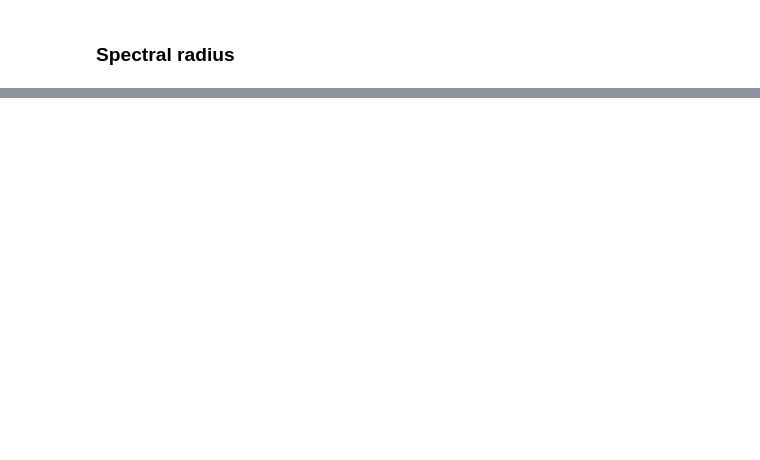
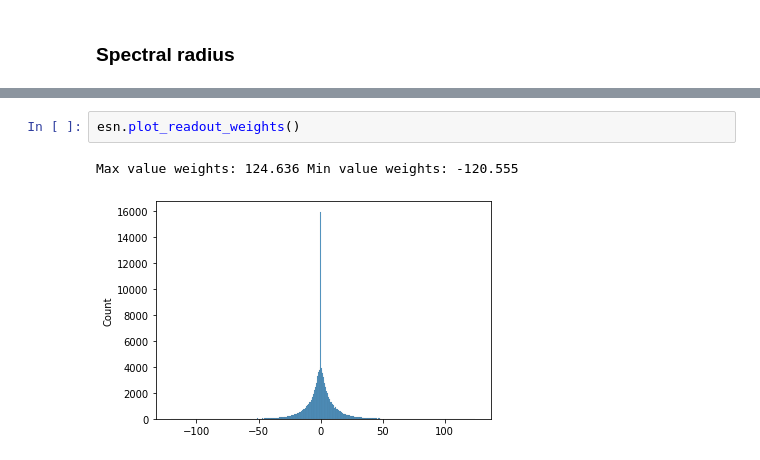
Before and after one commit to Rmko4/ML-Unfinished-Fugue, a Jupyter notebook: tune_esn.ipynb, the cells around one changed output, grey strips where cells are left out. Drawn from its saved outputs; the diff is of its cells as text; blank space fills up the shorter version.

```diff
--- a/tune_esn.ipynb
+++ b/tune_esn.ipynb
@@ -189,0 +295,5 @@ esn.determine_washout_time(u, y, 2, 30)
+# %%
+esn.plot_readout_weights()
+# %% [output]
+Max value weights: 124.636 Min value weights: -120.555
+[figure, added]
```
Also changed, not shown: parts of 34 cells of this notebook, 4 other files.
